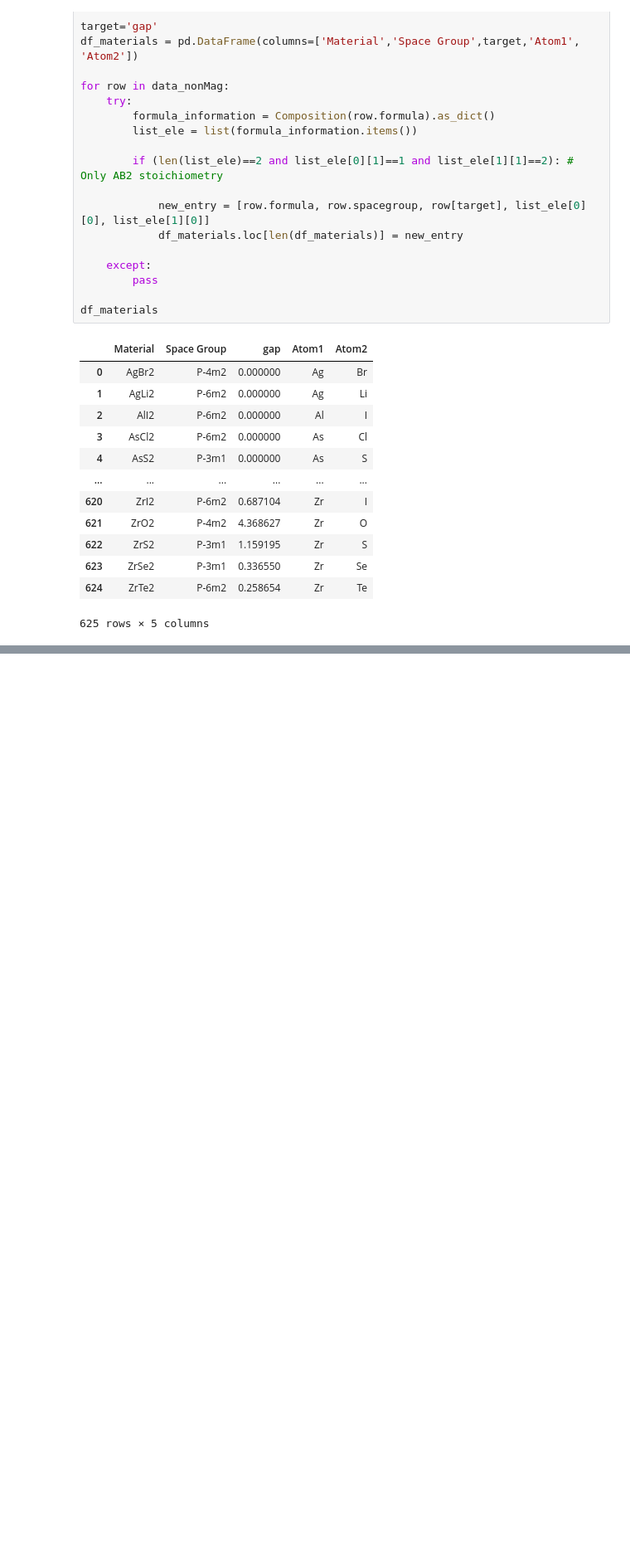
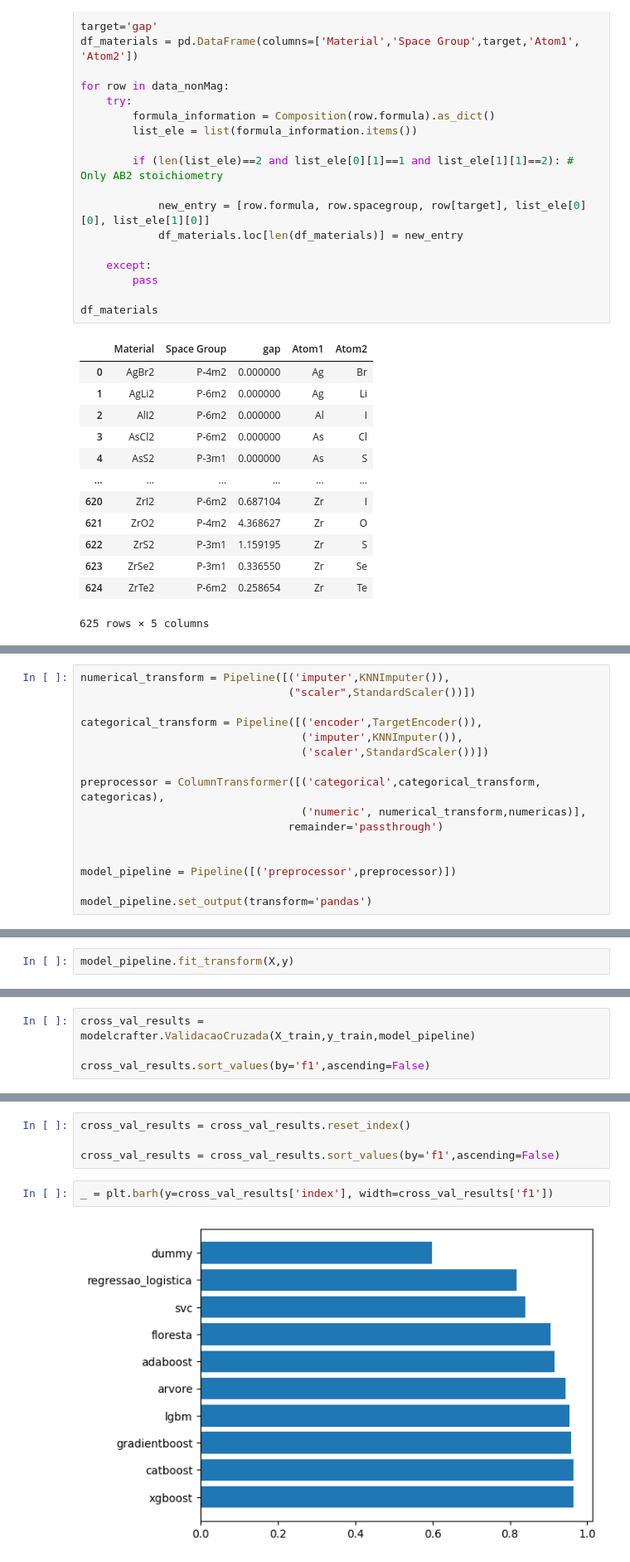
Before and after one commit to Alexandre-Esposte/Machine-learning-aplicado-f-sica, a Jupyter notebook: lista3-project1/lista3-project1.ipynb, the cells around one changed output, grey strips where cells are left out. Shown at 83% size. Cells and saved outputs as stored; diff of their text form; blank space fills up the shorter version.

```diff
--- a/lista3-project1/lista3-project1.ipynb
+++ b/lista3-project1/lista3-project1.ipynb
@@ -74,0 +541,16 @@ df_atoms.query('Element == "Ag" or Element == "Br"')
+# %%
+numerical_transform = Pipeline([('imputer',KNNImputer()),
+                                ("scaler",StandardScaler())])
+
+categorical_transform = Pipeline([('encoder',TargetEncoder()),
+                                  ('imputer',KNNImputer()),
+                                  ('scaler',StandardScaler())])
+
+preprocessor = ColumnTransformer([('categorical',categorical_transform, categoricas),
+                                  ('numeric', numerical_transform,numericas)],
+                                remainder='passthrough')
+
+
+model_pipeline = Pipeline([('preprocessor',preprocessor)])
+
+model_pipeline.set_output(transform='pandas')
@@ -74,0 +579,2 @@ df_atoms.query('Element == "Ag" or Element == "Br"')
+# %%
+model_pipeline.fit_transform(X,y)
@@ -74,0 +597,4 @@ df_atoms.query('Element == "Ag" or Element == "Br"')
+# %%
+cross_val_results = modelcrafter.ValidacaoCruzada(X_train,y_train,model_pipeline)
+
+cross_val_results.sort_values(by='f1',ascending=False)
@@ -74,0 +623,8 @@ df_atoms.query('Element == "Ag" or Element == "Br"')
+# %%
+cross_val_results = cross_val_results.reset_index()
+
+cross_val_results = cross_val_results.sort_values(by='f1',ascending=False)
+# %%
+_ = plt.barh(y=cross_val_results['index'], width=cross_val_results['f1'])
+# %% [output]
+[figure, added]
```
Also changed, not shown: parts of 67 cells of this notebook, 4 other files.
